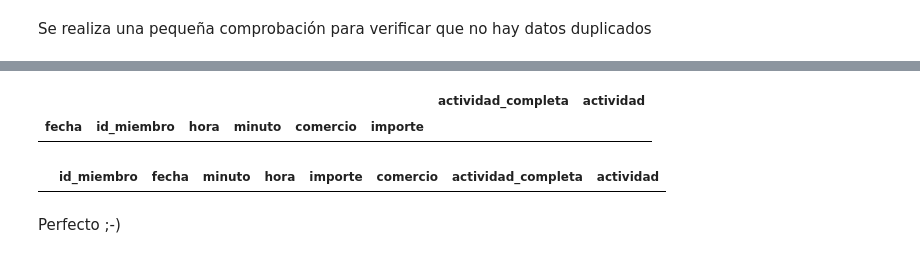
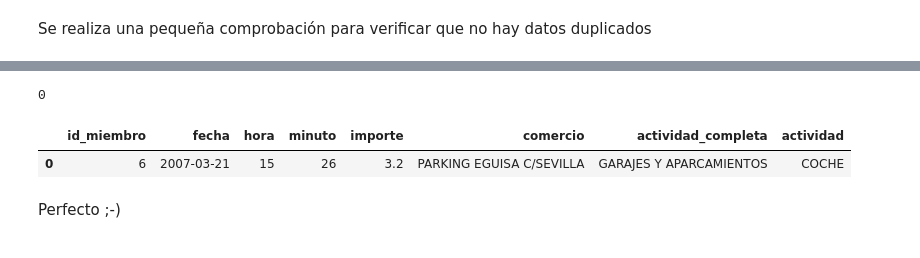
Before and after one commit to dvillaj/Taller_BBDD, a Jupyter notebook: postgresql/black/Tarjetas Black.ipynb, the cells around one changed output, grey strips where cells are left out. Cells and saved outputs as stored; diff of their text form; code cells hidden in the pictures.

```diff
--- a/postgresql/black/Tarjetas Black.ipynb
+++ b/postgresql/black/Tarjetas Black.ipynb
@@ -35,12 +35,12 @@ df_mov.head(5)
 # %%
-df_mov.groupby(['fecha', 'id_miembro', 'hora', 'minuto', 'comercio', 'importe']).count().query('actividad > 1').head()
+(df_mov.groupby(['fecha', 'id_miembro', 'hora', 'minuto', 'comercio', 'importe']).size() > 1).sum()
 # %% [output]
-|  |  |  |  |  |  | actividad_completa | actividad |
-| fecha | id_miembro | hora | minuto | comercio | importe |  |  |
+0
 # %%
-df_mov.query('id_miembro == 70 and hora == 15 and minuto == 47')
+df_mov.query('id_miembro == 6 and hora == 15 and minuto == 26')
 # %% [output]
-|  | id_miembro | fecha | minuto | hora | importe | comercio | actividad_completa | actividad |
+|  | id_miembro | fecha | hora | minuto | importe | comercio | actividad_completa | actividad |
+| 0 | 6 | 2007-03-21 | 15 | 26 | 3.2 | PARKING EGUISA C/SEVILLA | GARAJES Y APARCAMIENTOS | COCHE |
 # %% [markdown]
 Perfecto ;-)
 # %% [markdown]
```
Also changed, not shown: parts of 12 cells of this notebook, 4 other files.
